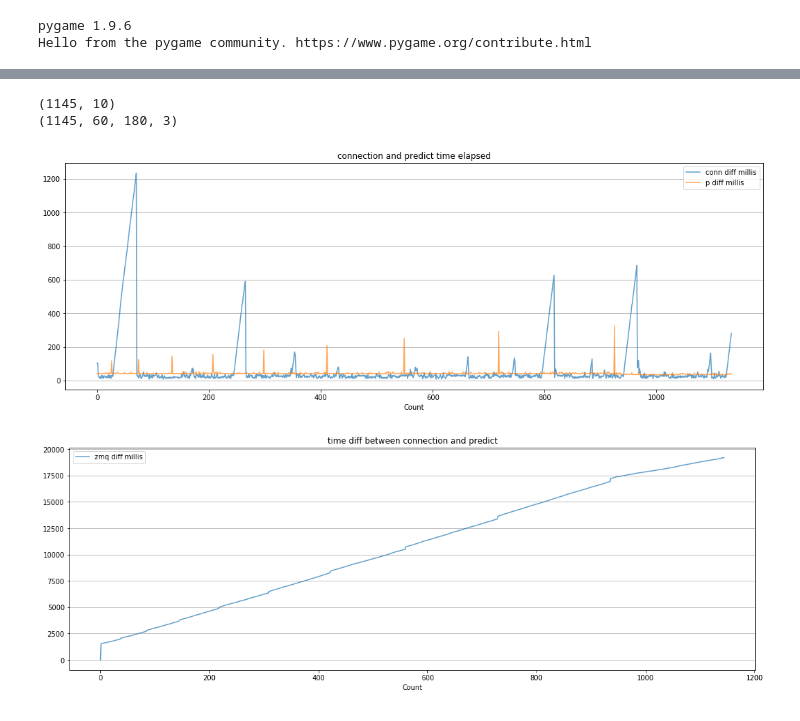
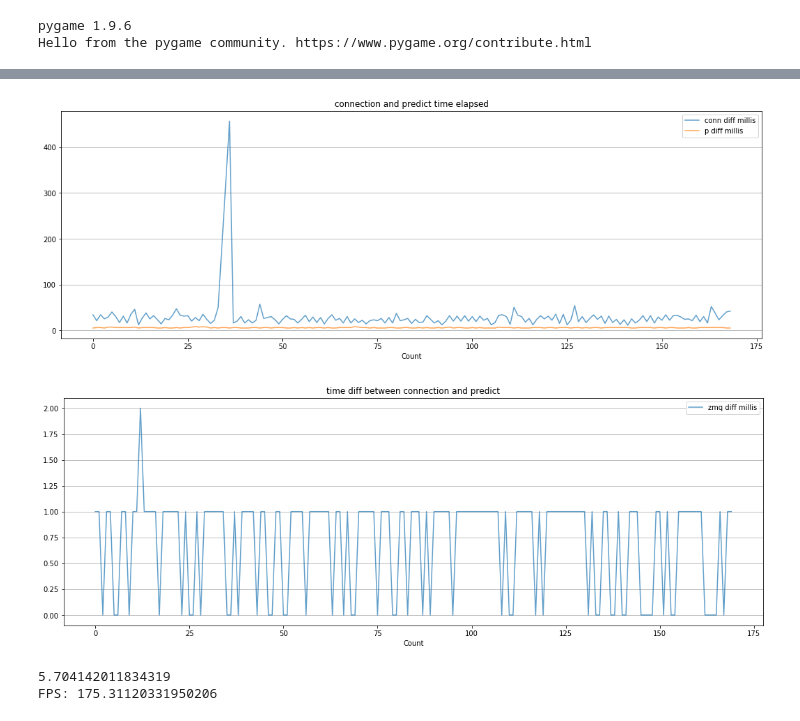
Before and after one commit to martinliivak/RCSnail-AI, a Jupyter notebook: notebooks/prediction_analysis.ipynb, the cells around one changed output, grey strips where cells are left out. Drawn from its saved outputs; the diff is of its cells as text; code cells hidden in the pictures.

```diff
--- a/notebooks/prediction_analysis.ipynb
+++ b/notebooks/prediction_analysis.ipynb
@@ -182,24 +182,25 @@ plot_stuff('live steering comparison', plotto_2)
 # TODO analyse timestamps, record some sums of live frames and store them for backwards analysis -
 # not full sum but specific diagonals or something thereabout to validate flips etc too
 # %%
-df = reader.read_specific_telemetry_columns('2020_02_24_i1.csv', ['c', 'conn_time', 'p_start', 'p_end', 'p_id_0', 'p_id_1', 'p_id_2', 'p_0', 'p_1', 'p_2'])
+#df = reader.read_specific_telemetry_columns('2020_02_24_with_pred.csv', ['c', 'conn_time', 'p_start', 'p_end'])
+df = reader.read_specific_telemetry_columns('2020_02_24_without_pred.csv', ['c', 'conn_time', 'p_start', 'p_end'])
 df.drop(df.tail(1).index,inplace=True)
 data = df.to_numpy()
 
-print(data.shape)
-print(mem_frames.shape)
-assert data.shape[0] == mem_frames.shape[0]
-
 plot_data = []
-plot_data.append({'data': data[10:, 1]- data[10:, 0], 'label': 'conn diff millis', 'alpha': 0.7})
-plot_data.append({'data': data[10:, 3]- data[10:, 2], 'label': 'p diff millis', 'alpha': 0.7})
+plot_data.append({'data': data[1:, 1]- data[1:, 0], 'label': 'conn diff millis', 'alpha': 0.7})
+plot_data.append({'data': data[1:, 3]- data[1:, 2], 'label': 'p diff millis', 'alpha': 0.7})
 plot_stuff('connection and predict time elapsed', plot_data)
 
 plot_data = []
 plot_data.append({'data': data[:, 2]- data[:, 1], 'label': 'zmq diff millis', 'alpha': 0.7})
 plot_stuff('time diff between connection and predict', plot_data)
+
+t = np.mean(data[1:, 3]- data[1:, 2])
+print(t)
+print('FPS: {}'.format(1/(t / 1000)))
 # %% [output]
-(1145, 10)
-(1145, 60, 180, 3)
-[figure, old version]
+[figure, new version]
-[figure, old version]
+[figure, new version]
+5.704142011834319
+FPS: 175.31120331950206
```
Also changed, not shown: parts of 2 cells of this notebook, 2 other files.
